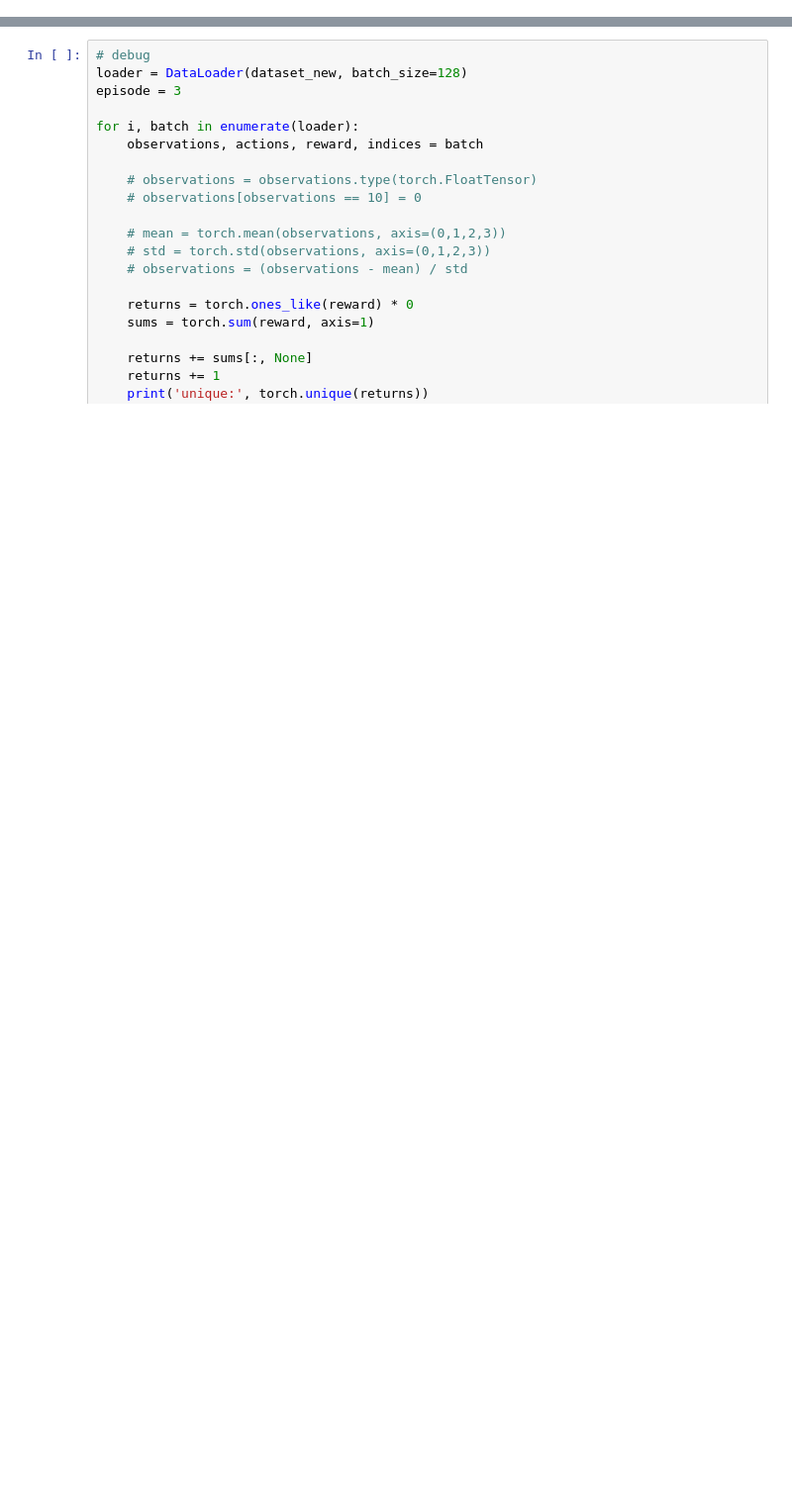
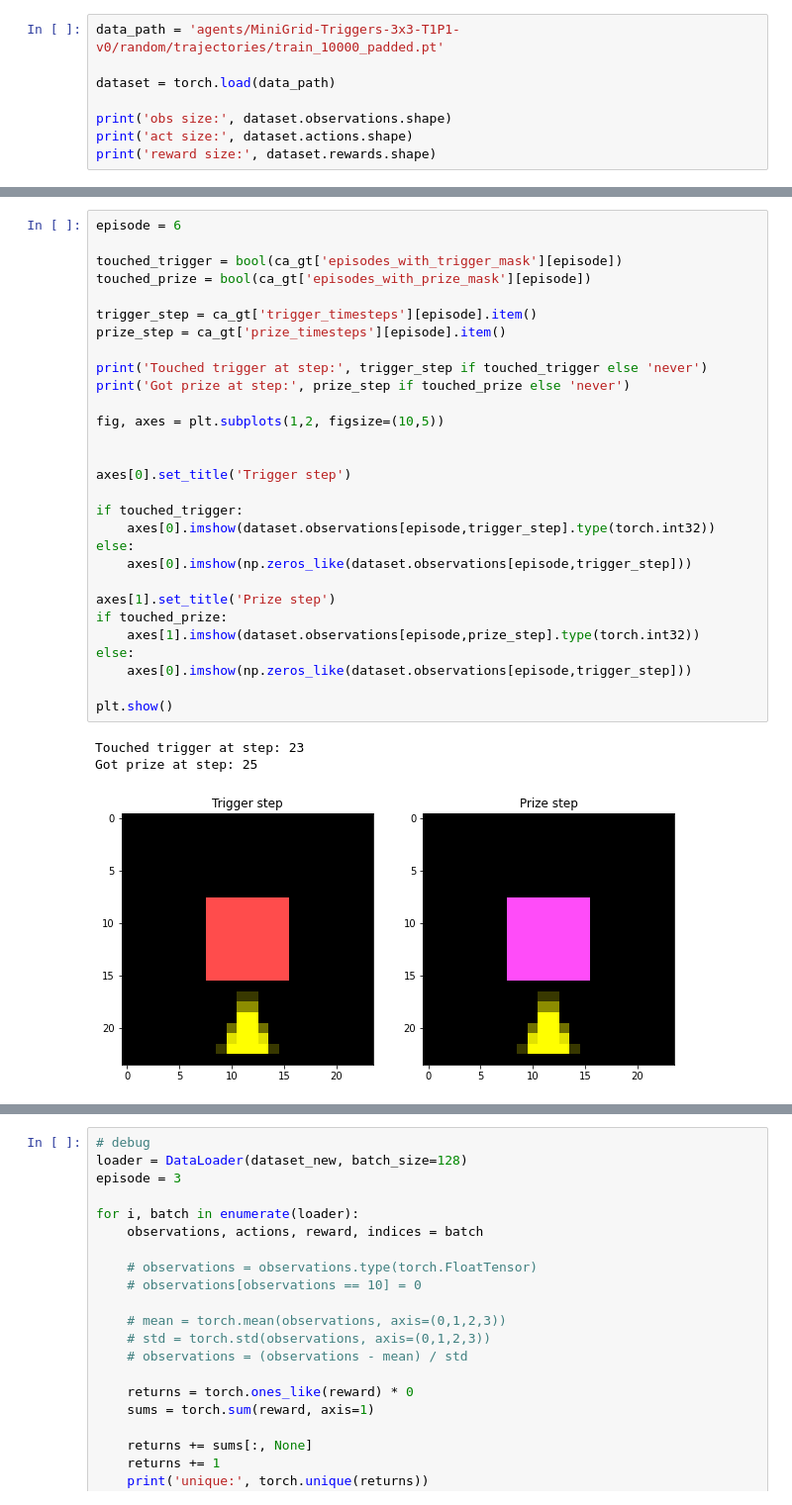
Before and after one commit to mbalesni/rl-secret, a Jupyter notebook: scratchpad.ipynb, the cells around one changed output, grey strips where cells are left out. Shown at 99% size. Saved outputs shown, nothing was run; the diff lists cells and outputs as text; blank space fills up the shorter version.

```diff
--- a/scratchpad.ipynb
+++ b/scratchpad.ipynb
@@ -23,0 +11,8 @@ train_loader, valid_loader, obs_mean, obs_std = preprocess_dataset(dataset, data
+# %%
+data_path = 'agents/MiniGrid-Triggers-3x3-T1P1-v0/random/trajectories/train_10000_padded.pt'
+
+dataset = torch.load(data_path)
+
+print('obs size:', dataset.observations.shape)
+print('act size:', dataset.actions.shape)
+print('reward size:', dataset.rewards.shape)
@@ -23,0 +104,33 @@ train_loader, valid_loader, obs_mean, obs_std = preprocess_dataset(dataset, data
+# %%
+episode = 6
+
+touched_trigger = bool(ca_gt['episodes_with_trigger_mask'][episode])
+touched_prize = bool(ca_gt['episodes_with_prize_mask'][episode])
+
+trigger_step = ca_gt['trigger_timesteps'][episode].item()
+prize_step = ca_gt['prize_timesteps'][episode].item()
+
+print('Touched trigger at step:', trigger_step if touched_trigger else 'never')
+print('Got prize at step:', prize_step if touched_prize else 'never')
+
+fig, axes = plt.subplots(1,2, figsize=(10,5))
+
+
+axes[0].set_title('Trigger step')
+
+if touched_trigger:
+    axes[0].imshow(dataset.observations[episode,trigger_step].type(torch.int32))
+else:
+    axes[0].imshow(np.zeros_like(dataset.observations[episode,trigger_step]))
+
+axes[1].set_title('Prize step')
+if touched_prize:
+    axes[1].imshow(dataset.observations[episode,prize_step].type(torch.int32))
+else:
+    axes[0].imshow(np.zeros_like(dataset.observations[episode,trigger_step]))
+
+plt.show()
+# %% [output]
+Touched trigger at step: 23
+Got prize at step: 25
+[figure, added]
```
Also changed, not shown: parts of 24 cells of this notebook, 6 other files.
